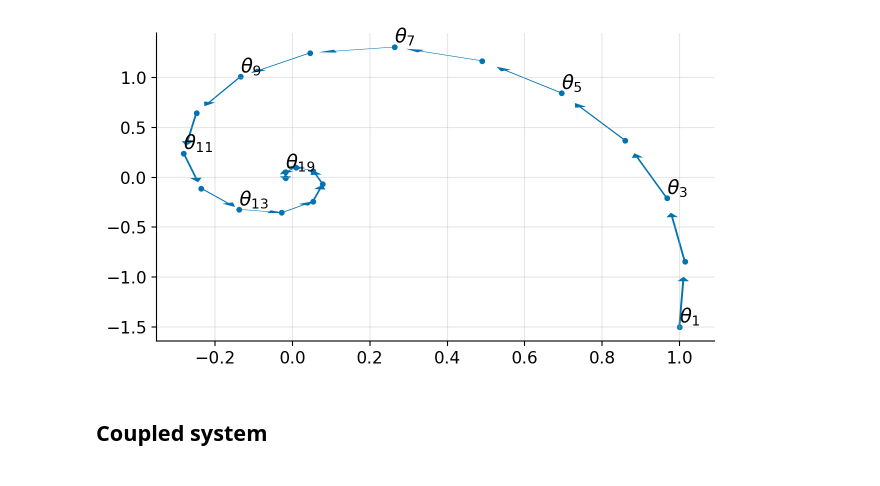
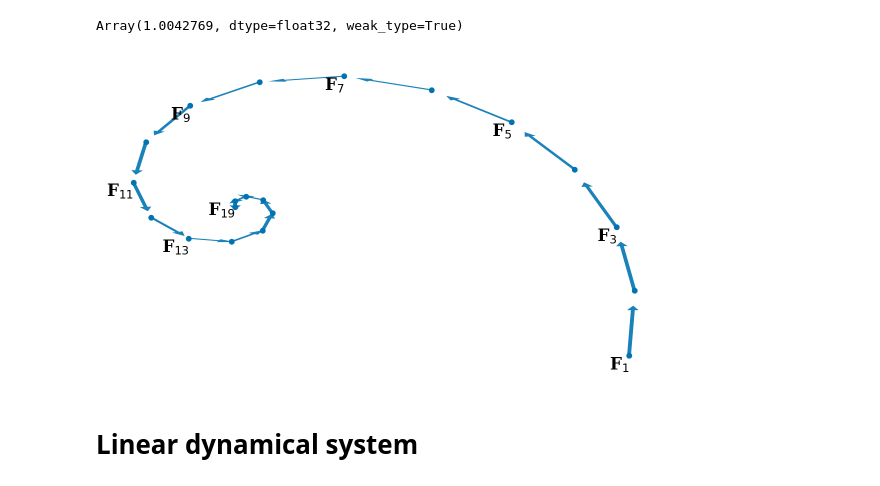
Before and after one commit to gerdm/filtering-notes, a Jupyter notebook: 02-state-space-models/lds-intro.ipynb, the cells around one changed output. Saved outputs shown, nothing was run; the diff lists cells and outputs as text; code cells hidden in the pictures.

```diff
--- a/02-state-space-models/lds-intro.ipynb
+++ b/02-state-space-models/lds-intro.ipynb
@@ -16,29 +19,37 @@ plt.rcParams["font.size"] = 12
 plt.rcParams["figure.figsize"] = (7.2, 4.0)
 
 sns.set_palette("colorblind")
+# %%
+jnp.exp(3) / 20
+# %% [output]
+Array(1.0042769, dtype=float32, weak_type=True)
 # %%
 def f(x, t):
     x, y = x
     ẋ = -(x + y)
     ẏ = 6 * x - y
     return ẋ, ẏ
 time = np.linspace(0, np.exp(3), 20)
 time = np.exp(0.08163265) ** time
 X = odeint(f, np.array([1.0, -1.5]), t=time)
 plt.scatter(*X.T, s=10)
 
 for i, (init, end) in enumerate(zip(X[:-1], X[1:])):
     Δx = end - init
-    plt.arrow(*init, *Δx * 0.7, head_width=0.03, edgecolor="None", width=0.005)
+    plt.arrow(*init, *Δx * 0.7, head_width=0.03, edgecolor="None", width=0.01, alpha=0.9)
     if i in [0, 2, 4, 6,8, 10, 12, 18]:
-        plt.text(*init, r"$\theta_{"f"{i+1}""}$", horizontalalignment="left",
-                 verticalalignment="bottom",
-                 fontsize=14)
-plt.grid(alpha=0.3)
-# plt.savefig("../figures/discrete-dynamical-system.pdf")
+        plt.text(*init, r"F$_{"f"{i+1}""}$", horizontalalignment="right",
+                 verticalalignment="top",
+                 fontsize=12,
+                 family="serif",
+                 weight="bold"
+                )
+# plt.grid(alpha=0.3)
+plt.axis("off")
+plt.savefig("./discrete-dynamical-system.png", dpi=200, bbox_inches="tight")
 # %% [output]
-[figure, old version]
+[figure, new version]
 # %% [markdown]
-## Coupled system
+# Linear dynamical system
 # %%
 c0, c1 = sns.color_palette()[:2]
```
Also changed, not shown: parts of 18 cells of this notebook.
